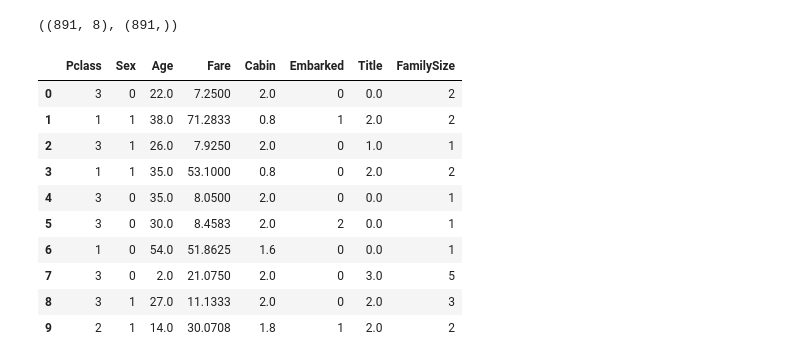
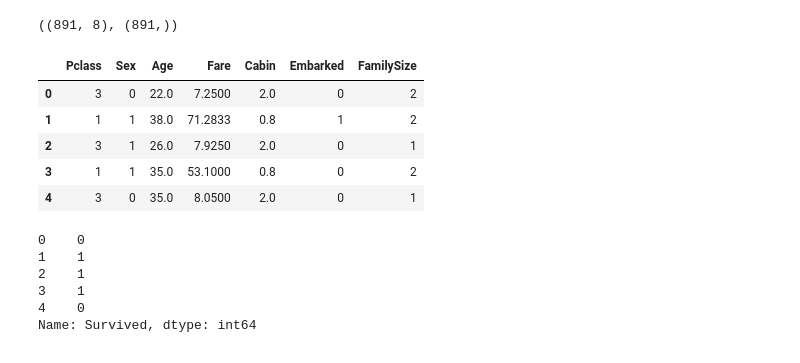
Before and after one commit to crickmj/Python_begins, a Jupyter notebook: for Practice/machinelearning_prac.ipynb, the cells around one changed output. Drawn from its saved outputs; the diff is of its cells as text; code cells hidden in the pictures.

```diff
--- a/for Practice/machinelearning_prac.ipynb
+++ b/for Practice/machinelearning_prac.ipynb
@@ -963,17 +954,23 @@ target = train['Survived']
 train_data.shape, target.shape
 # %% [output]
 ((891, 8), (891,))
+# %%
+train_data = train_data.drop('Title', axis = 1)
 # %%
-train_data.head(10)
+train_data.head()
 # %% [output]
-|  | Pclass | Sex | Age | Fare | Cabin | Embarked | Title | FamilySize |
-| 0 | 3 | 0 | 22.0 | 7.2500 | 2.0 | 0 | 0.0 | 2 |
-| 1 | 1 | 1 | 38.0 | 71.2833 | 0.8 | 1 | 2.0 | 2 |
-| 2 | 3 | 1 | 26.0 | 7.9250 | 2.0 | 0 | 1.0 | 1 |
-| 3 | 1 | 1 | 35.0 | 53.1000 | 0.8 | 0 | 2.0 | 2 |
-| 4 | 3 | 0 | 35.0 | 8.0500 | 2.0 | 0 | 0.0 | 1 |
-| 5 | 3 | 0 | 30.0 | 8.4583 | 2.0 | 2 | 0.0 | 1 |
-| 6 | 1 | 0 | 54.0 | 51.8625 | 1.6 | 0 | 0.0 | 1 |
-| 7 | 3 | 0 | 2.0 | 21.0750 | 2.0 | 0 | 3.0 | 5 |
-| 8 | 3 | 1 | 27.0 | 11.1333 | 2.0 | 0 | 2.0 | 3 |
-| 9 | 2 | 1 | 14.0 | 30.0708 | 1.8 | 1 | 2.0 | 2 |
+|  | Pclass | Sex | Age | Fare | Cabin | Embarked | FamilySize |
+| 0 | 3 | 0 | 22.0 | 7.2500 | 2.0 | 0 | 2 |
+| 1 | 1 | 1 | 38.0 | 71.2833 | 0.8 | 1 | 2 |
+| 2 | 3 | 1 | 26.0 | 7.9250 | 2.0 | 0 | 1 |
+| 3 | 1 | 1 | 35.0 | 53.1000 | 0.8 | 0 | 2 |
+| 4 | 3 | 0 | 35.0 | 8.0500 | 2.0 | 0 | 1 |
+# %%
+target.head()
+# %% [output]
+0    0
+1    1
+2    1
+3    1
+4    0
+Name: Survived, dtype: int64
```
Also changed, not shown: parts of 19 cells of this notebook, 1 other file.
